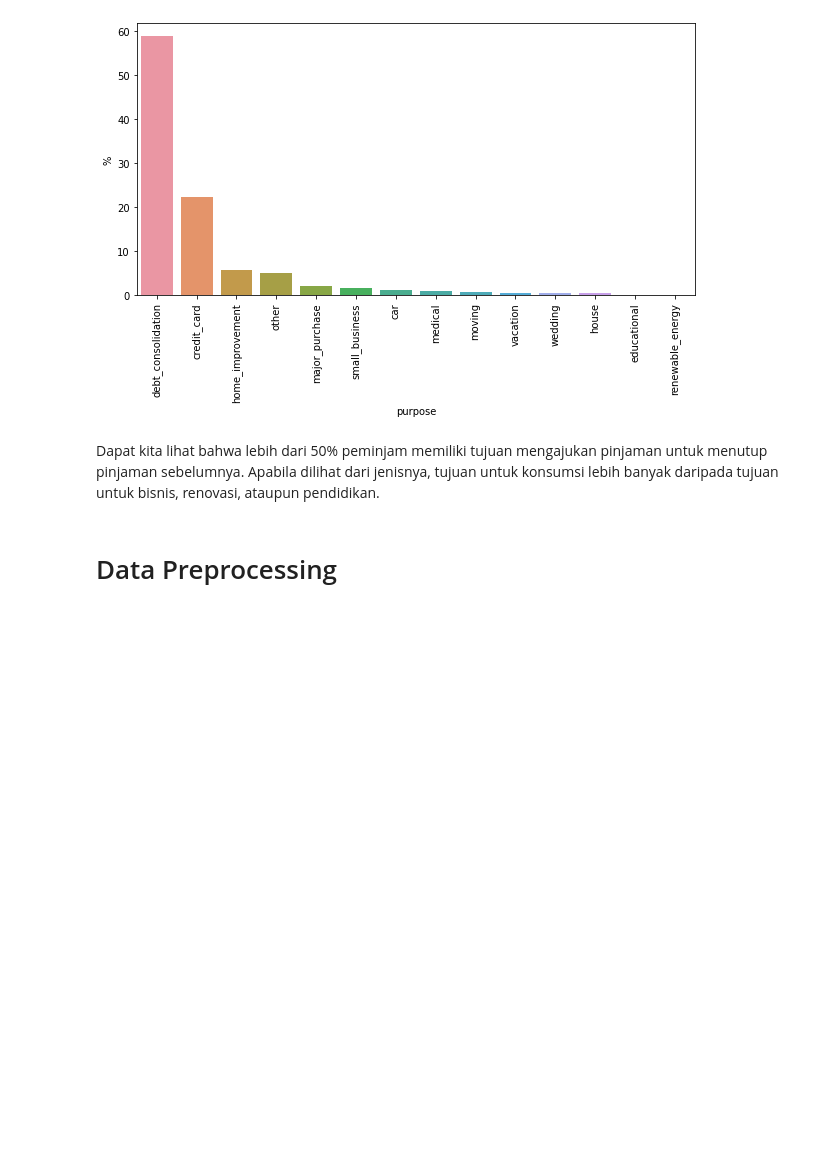
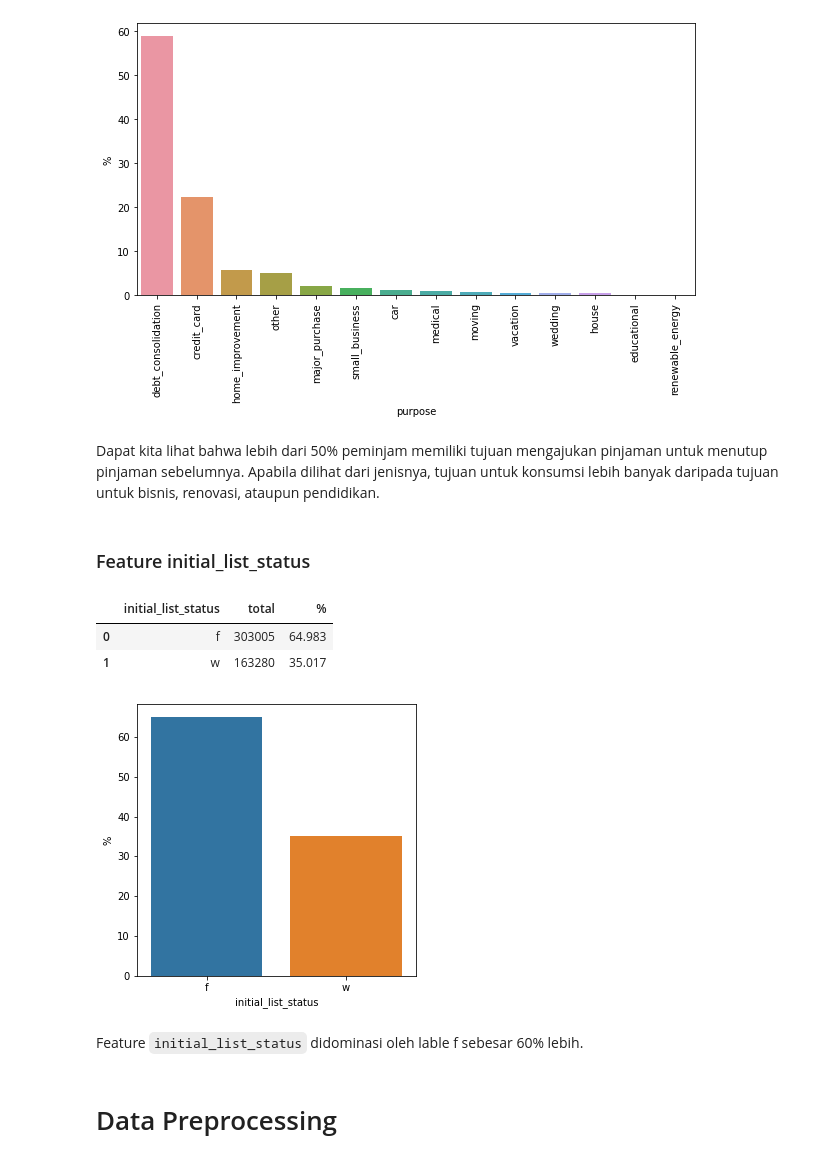
Before and after one commit to bayubagusbagaswara/CreditRiskPrediction, a Jupyter notebook: CreditRiskPrediction.ipynb, the cells around one changed output. Drawn from its saved outputs; the diff is of its cells as text; code cells hidden in the pictures; blank space fills up the shorter version.

Commit message:
feature initial_list_status

```diff
--- a/CreditRiskPrediction.ipynb
+++ b/CreditRiskPrediction.ipynb
@@ -613,6 +613,28 @@ plt.show()
 [figure]
 # %% [markdown]
 Dapat kita lihat bahwa lebih dari 50% peminjam memiliki tujuan mengajukan pinjaman untuk menutup pinjaman sebelumnya. Apabila dilihat dari jenisnya, tujuan untuk konsumsi lebih banyak daripada tujuan untuk bisnis, renovasi, ataupun pendidikan.
+# %% [markdown]
+### Feature initial_list_status
+# %%
+# hitung persentase feature initial_list_status
+initial_list_status = data.groupby('initial_list_status').agg({'id':'count'}).reset_index()
+initial_list_status.columns = ['initial_list_status','total']
+initial_list_status['%'] = round(initial_list_status.total*100/sum(initial_list_status.total),3)
+initial_list_status = initial_list_status.sort_values('%', ascending=False)
+initial_list_status
+# %% [output]
+|  | initial_list_status | total | % |
+| 0 | f | 303005 | 64.983 |
+| 1 | w | 163280 | 35.017 |
+# %%
+# plot feature initial_list_status
+plt.figure(figsize=(5,5))
+sns.barplot(x=initial_list_status['initial_list_status'], y=initial_list_status['%'])
+plt.show()
+# %% [output]
+[figure, added]
+# %% [markdown]
+Feature `initial_list_status` didominasi oleh lable f sebesar 60% lebih.
 # %% [markdown]
 # Data Preprocessing
 # %% [markdown]
```
